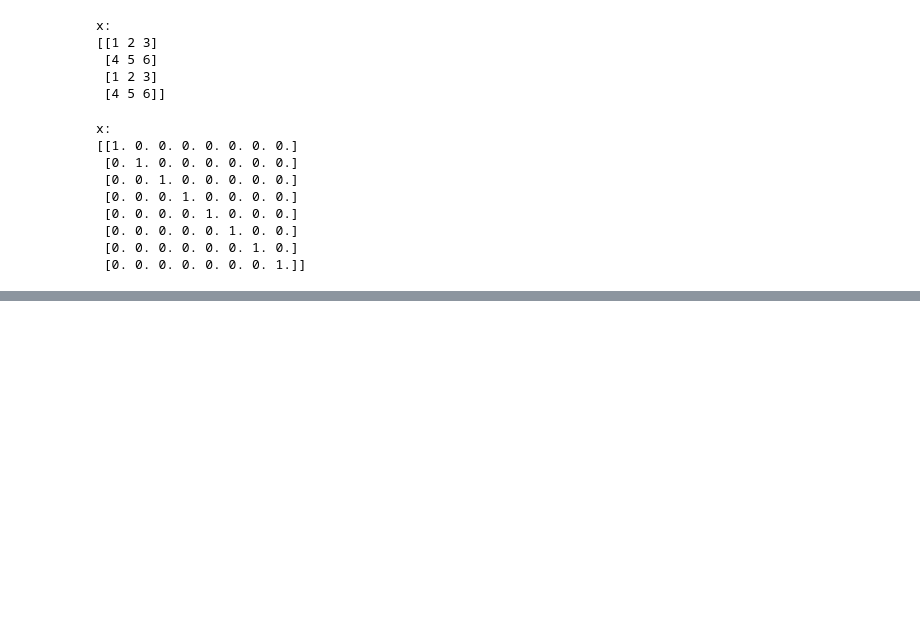
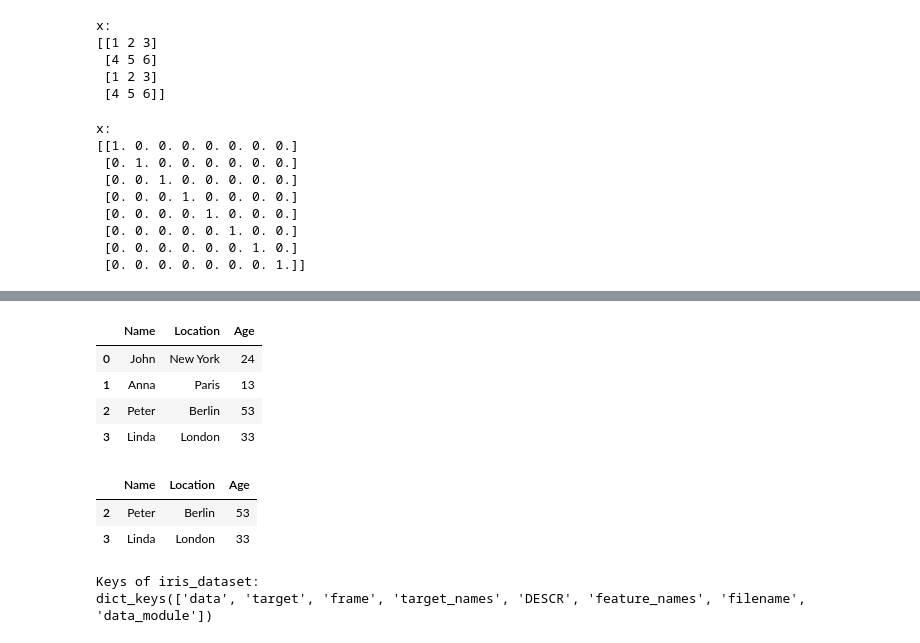
Before and after one commit to shiv4j/cmrcet, a Jupyter notebook: Welcome_To_Colab.ipynb, the cells around one changed output, grey strips where cells are left out. Saved outputs shown, nothing was run; the diff lists cells and outputs as text; code cells hidden in the pictures; blank space fills up the shorter version.

```diff
--- a/Welcome_To_Colab.ipynb
+++ b/Welcome_To_Colab.ipynb
@@ -215,0 +35,27 @@ These are a few of the notebooks related to Machine Learning, including Google's
+# %%
+import pandas as pd
+from IPython.display import display
+data={'Name':["John","Anna","Peter","Linda"],
+     'Location':["New York","Paris","Berlin","London"],
+     'Age':[24,13,53,33]}
+data_pandas=pd.DataFrame(data)
+display(data_pandas)
+# %% [output]
+|  | Name | Location | Age |
+| 0 | John | New York | 24 |
+| 1 | Anna | Paris | 13 |
+| 2 | Peter | Berlin | 53 |
+| 3 | Linda | London | 33 |
+# %%
+display(data_pandas[data_pandas.Age>30])
+# %% [output]
+|  | Name | Location | Age |
+| 2 | Peter | Berlin | 53 |
+| 3 | Linda | London | 33 |
+# %%
+from sklearn.datasets import load_iris
+iris_dataset=load_iris()
+print("Keys of iris_dataset:\n{}".format(iris_dataset.keys()))
+# %% [output]
+Keys of iris_dataset:
+dict_keys(['data', 'target', 'frame', 'target_names', 'DESCR', 'feature_names', 'filename', 'data_module'])
```
Also changed, not shown: parts of 33 cells of this notebook.
